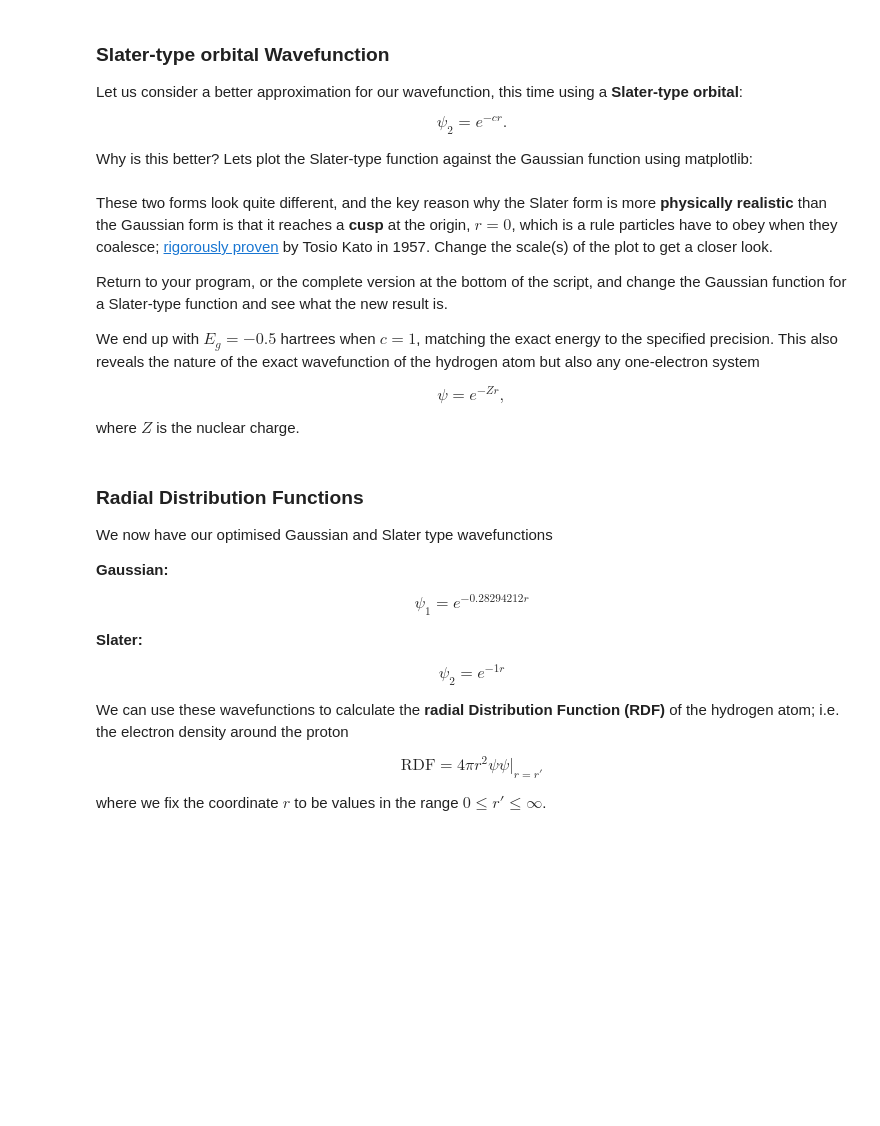
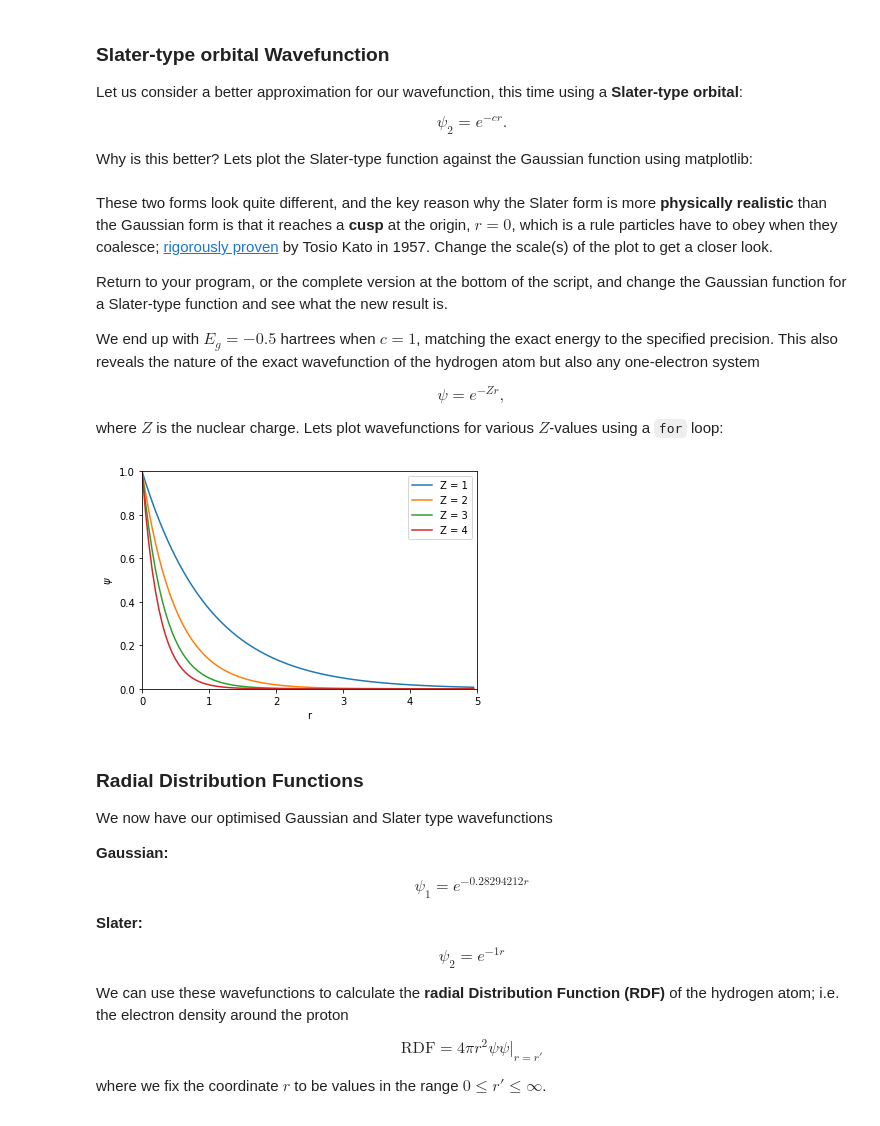
Before and after one commit to adambaskerville/ProgrammingForChemists, a Jupyter notebook: Session6_PhysicalChem.ipynb, the cells around one changed output. Drawn from its saved outputs; the diff is of its cells as text; code cells hidden in the pictures; blank space fills up the shorter version.

```diff
--- a/Session6_PhysicalChem.ipynb
+++ b/Session6_PhysicalChem.ipynb
@@ -322,7 +324,40 @@ We end up with \\(E_g = -0.5\\) hartrees when \\(c=1\\), matching the exact ener
 \psi = e^{-Zr},
 \\]
 
-where \\(Z\\) is the nuclear charge.
+where \\(Z\\) is the nuclear charge. Lets plot wavefunctions for various \\(Z\\)-values using a `for` loop:
+# %%
+from matplotlib import pyplot as plt
+import numpy as np
+
+# create the figure (fig) and axes (ax) objects
+fig, ax = plt.subplots()
+
+# create r range from 0 -> 5 with a step of 0.05
+r = np.arange(0, 5, 0.05)   # start, stop, step
+
+# set the range of the x-axis data
+ax.set_xlim([0, 5])
+
+# set the range of the y-axis data
+ax.set_ylim([0, 1])
+
+# set the axis labels
+ax.set_xlabel('r')
+ax.set_ylabel(r'$\psi$')
+
+for Z in range(1,5):
+    # define slater function
+    slater = np.exp(-Z*r)
+
+    # call the plot command
+    ax.plot(r, slater, label = "Z = {}".format(Z))
+
+    # plot the legend
+    ax.legend()
+
+plt.show()
+# %% [output]
+[figure, added]
 # %% [markdown]
 ### Radial Distribution Functions
 We now have our optimised Gaussian and Slater type wavefunctions
```
Also changed, not shown: parts of 5 cells of this notebook, 3 other files.
